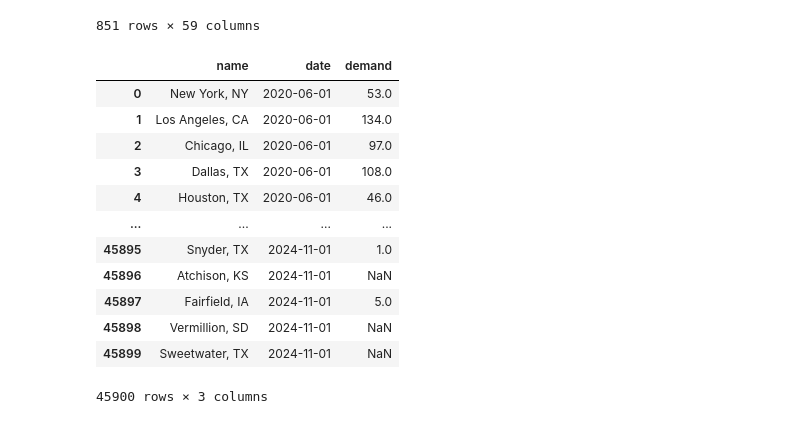
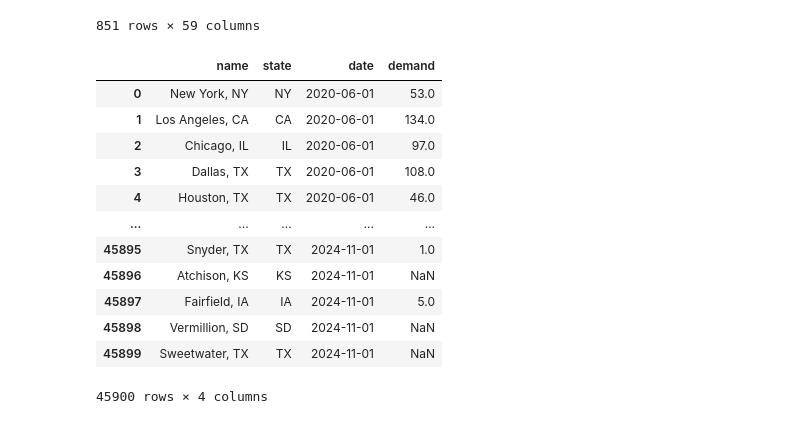
Before and after one commit to gmelmed/gmelmed.github.io, a Jupyter notebook: final_project/demand.ipynb, the cells around one changed output. Cells and saved outputs as stored; diff of their text form; code cells hidden in the pictures.

Commit message:
regions for spec change

```diff
--- a/final_project/demand.ipynb
+++ b/final_project/demand.ipynb
@@ -48,45 +48,49 @@ demand
 # %%
 # read in demand data
 demand = pd.read_csv(demand_link)
 
 # only msa
 demand = demand[demand['RegionType'] == 'msa']
 
 # drop cols I don't need
 demand.drop(
-    columns=['RegionID', 'SizeRank', 'RegionType', 'StateName'],
+    columns=['RegionID', 'SizeRank', 'RegionType'],
     inplace=True
 )
 
 # rename name
-demand = demand.rename(columns={'RegionName': 'name'})
+demand = demand.rename(columns={
+    'RegionName': 'name',
+    'StateName': 'state'
+    }
+    )
 
 #  melt the data
 demand = demand.melt(
-    id_vars='name',
+    id_vars=['name', 'state'],
     var_name='date',
     value_name='demand'
     )
 
 # change 'date' from the last day of the month to the first day of the month
 demand['date'] = pd.to_datetime(demand['date'])
 demand['date'] = demand['date'] + pd.offsets.MonthBegin(-1)
 
 demand
 # %% [output]
-|  | name | date | demand |
-| 0 | New York, NY | 2020-06-01 | 53.0 |
-| 1 | Los Angeles, CA | 2020-06-01 | 134.0 |
-| 2 | Chicago, IL | 2020-06-01 | 97.0 |
-| 3 | Dallas, TX | 2020-06-01 | 108.0 |
-| 4 | Houston, TX | 2020-06-01 | 46.0 |
-| ... | ... | ... | ... |
-| 45895 | Snyder, TX | 2024-11-01 | 1.0 |
-| 45896 | Atchison, KS | 2024-11-01 | NaN |
-| 45897 | Fairfield, IA | 2024-11-01 | 5.0 |
-| 45898 | Vermillion, SD | 2024-11-01 | NaN |
-| 45899 | Sweetwater, TX | 2024-11-01 | NaN |
+|  | name | state | date | demand |
+| 0 | New York, NY | NY | 2020-06-01 | 53.0 |
+| 1 | Los Angeles, CA | CA | 2020-06-01 | 134.0 |
+| 2 | Chicago, IL | IL | 2020-06-01 | 97.0 |
+| 3 | Dallas, TX | TX | 2020-06-01 | 108.0 |
+| 4 | Houston, TX | TX | 2020-06-01 | 46.0 |
+| ... | ... | ... | ... | ... |
+| 45895 | Snyder, TX | TX | 2024-11-01 | 1.0 |
+| 45896 | Atchison, KS | KS | 2024-11-01 | NaN |
+| 45897 | Fairfield, IA | IA | 2024-11-01 | 5.0 |
+| 45898 | Vermillion, SD | SD | 2024-11-01 | NaN |
+| 45899 | Sweetwater, TX | TX | 2024-11-01 | NaN |
-45900 rows × 3 columns
+45900 rows × 4 columns
 # %%
 # merge the data
 demand_rent = pd.merge(
```
Also changed, not shown: parts of 5 cells of this notebook, 4 other files.
